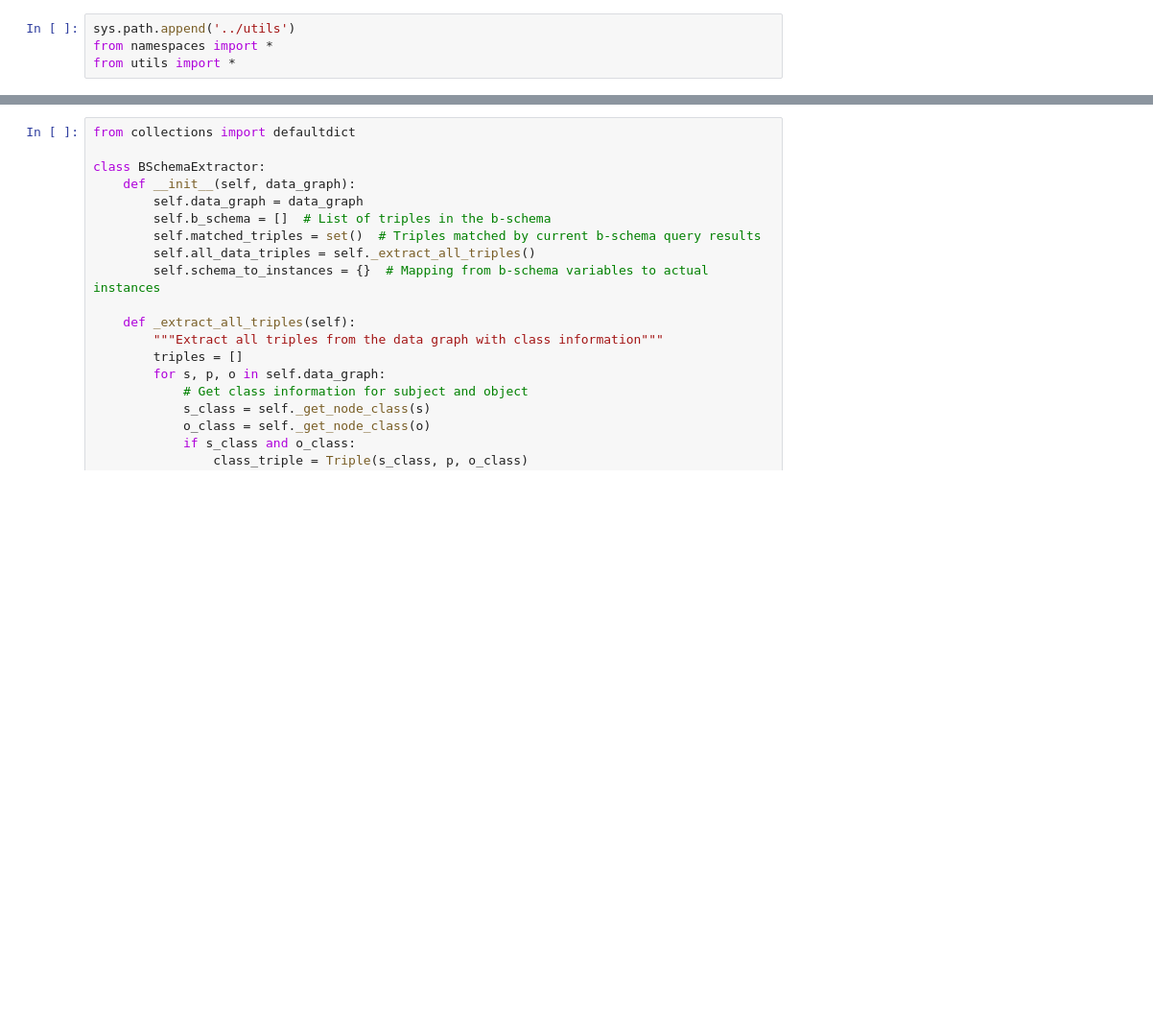
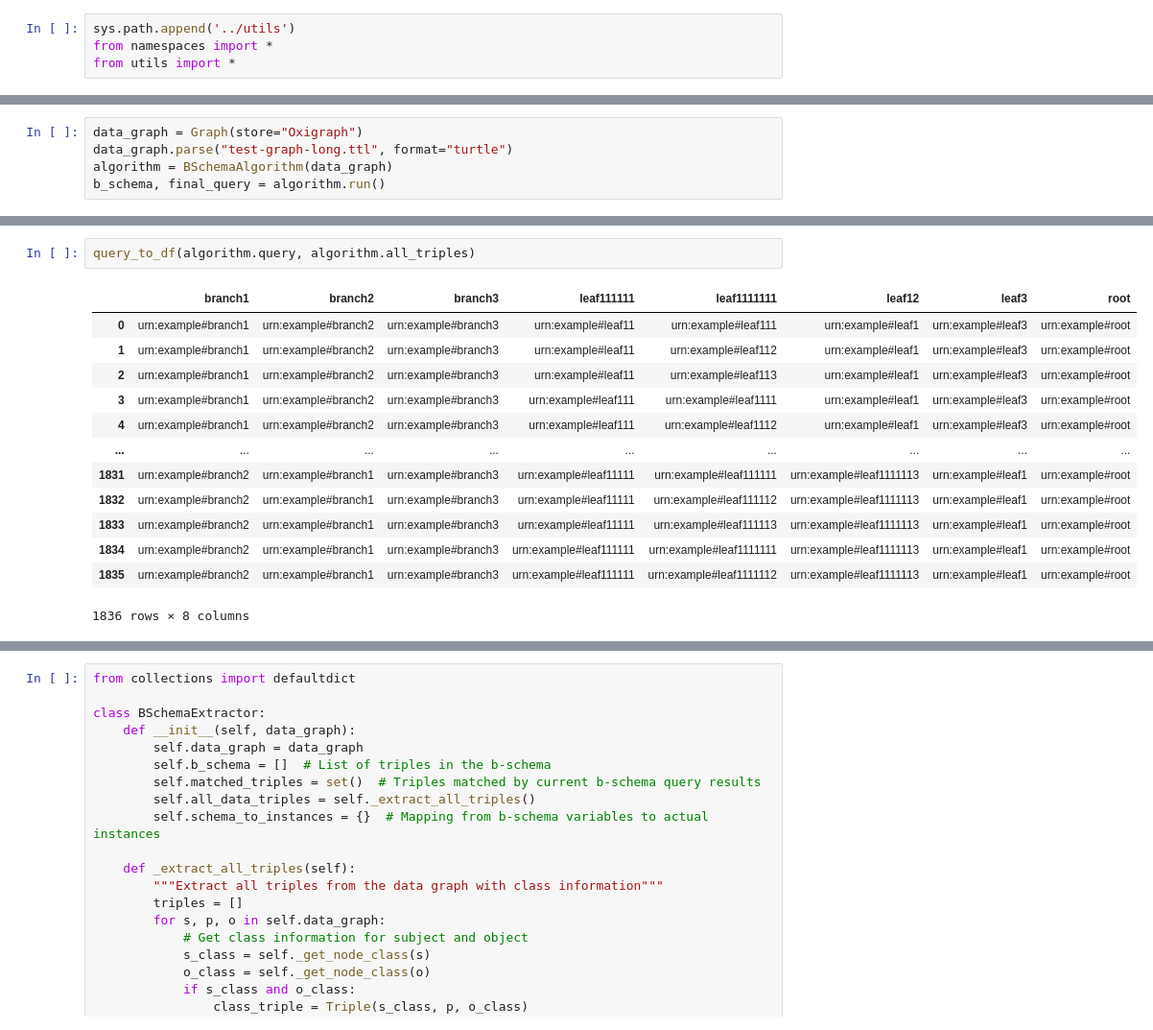
Before and after one commit to lazlop/graph-pattern-id, a Jupyter notebook: from-data-graph/algo.ipynb, the cells around one changed output, grey strips where cells are left out. Shown at 96% size. Drawn from its saved outputs; the diff is of its cells as text; blank space fills up the shorter version.

```diff
--- a/from-data-graph/algo.ipynb
+++ b/from-data-graph/algo.ipynb
@@ -99,0 +622,5 @@ class PatternQuery:
+# %%
+data_graph = Graph(store="Oxigraph")
+data_graph.parse("test-graph-long.ttl", format="turtle")
+algorithm = BSchemaAlgorithm(data_graph)
+b_schema, final_query = algorithm.run()
@@ -99,0 +645,16 @@ class PatternQuery:
+# %%
+query_to_df(algorithm.query, algorithm.all_triples)
+# %% [output]
+|  | branch1 | branch2 | branch3 | leaf111111 | leaf1111111 | leaf12 | leaf3 | root |
+| 0 | urn:example#branch1 | urn:example#branch2 | urn:example#branch3 | urn:example#leaf11 | urn:example#leaf111 | urn:example#leaf1 | urn:example#leaf3 | urn:example#root |
+| 1 | urn:example#branch1 | urn:example#branch2 | urn:example#branch3 | urn:example#leaf11 | urn:example#leaf112 | urn:example#leaf1 | urn:example#leaf3 | urn:example#root |
+| 2 | urn:example#branch1 | urn:example#branch2 | urn:example#branch3 | urn:example#leaf11 | urn:example#leaf113 | urn:example#leaf1 | urn:example#leaf3 | urn:example#root |
+| 3 | urn:example#branch1 | urn:example#branch2 | urn:example#branch3 | urn:example#leaf111 | urn:example#leaf1111 | urn:example#leaf1 | urn:example#leaf3 | urn:example#root |
+| 4 | urn:example#branch1 | urn:example#branch2 | urn:example#branch3 | urn:example#leaf111 | urn:example#leaf1112 | urn:example#leaf1 | urn:example#leaf3 | urn:example#root |
+| ... | ... | ... | ... | ... | ... | ... | ... | ... |
+| 1831 | urn:example#branch2 | urn:example#branch1 | urn:example#branch3 | urn:example#leaf11111 | urn:example#leaf111111 | urn:example#leaf1111113 | urn:example#leaf1 | urn:example#root |
+| 1832 | urn:example#branch2 | urn:example#branch1 | urn:example#branch3 | urn:example#leaf11111 | urn:example#leaf111112 | urn:example#leaf1111113 | urn:example#leaf1 | urn:example#root |
+| 1833 | urn:example#branch2 | urn:example#branch1 | urn:example#branch3 | urn:example#leaf11111 | urn:example#leaf111113 | urn:example#leaf1111113 | urn:example#leaf1 | urn:example#root |
+| 1834 | urn:example#branch2 | urn:example#branch1 | urn:example#branch3 | urn:example#leaf111111 | urn:example#leaf1111111 | urn:example#leaf1111113 | urn:example#leaf1 | urn:example#root |
+| 1835 | urn:example#branch2 | urn:example#branch1 | urn:example#branch3 | urn:example#leaf111111 | urn:example#leaf1111112 | urn:example#leaf1111113 | urn:example#leaf1 | urn:example#root |
+1836 rows × 8 columns
```
Also changed, not shown: parts of 57 cells of this notebook, 13 other files.
